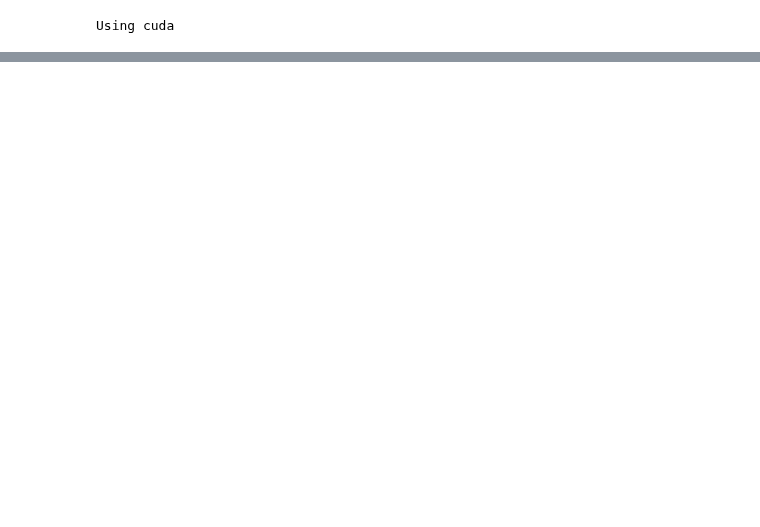
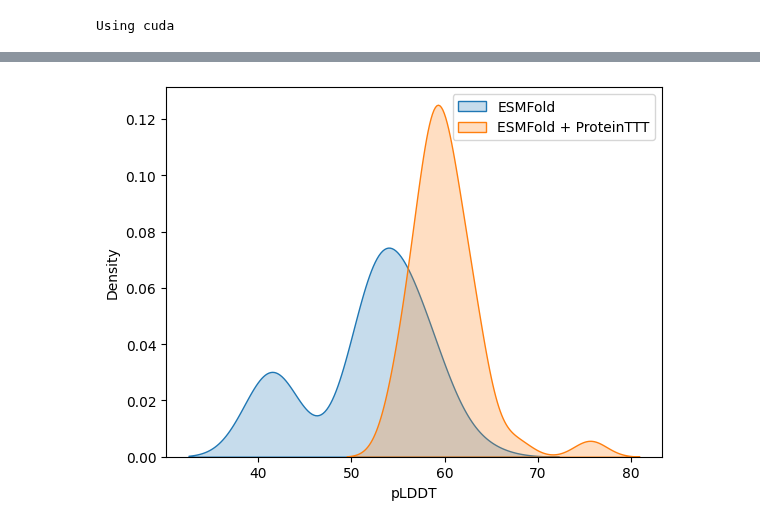
Before and after one commit to pimenol/ProteinTTT, a Jupyter notebook: notebooks/SAbDab.ipynb, the cells around one changed output, grey strips where cells are left out. Cells and saved outputs as stored; diff of their text form; code cells hidden in the pictures; blank space fills up the shorter version.

```diff
--- a/notebooks/SAbDab.ipynb
+++ b/notebooks/SAbDab.ipynb
@@ -310,0 +331,12 @@ display(results.describe().loc[["count", "mean", "min", "max"]])
+# %%
+import seaborn as sns
+import matplotlib.pyplot as plt
+import pandas as pd
+
+sns.kdeplot(results['pLDDT_before'], label='ESMFold', fill=True)
+sns.kdeplot(results['pLDDT_after'], label='ESMFold + ProteinTTT', fill=True)
+plt.xlabel('pLDDT')
+plt.legend()
+plt.show()
+# %% [output]
+[figure, added]
```
Also changed, not shown: parts of 23 cells of this notebook.
